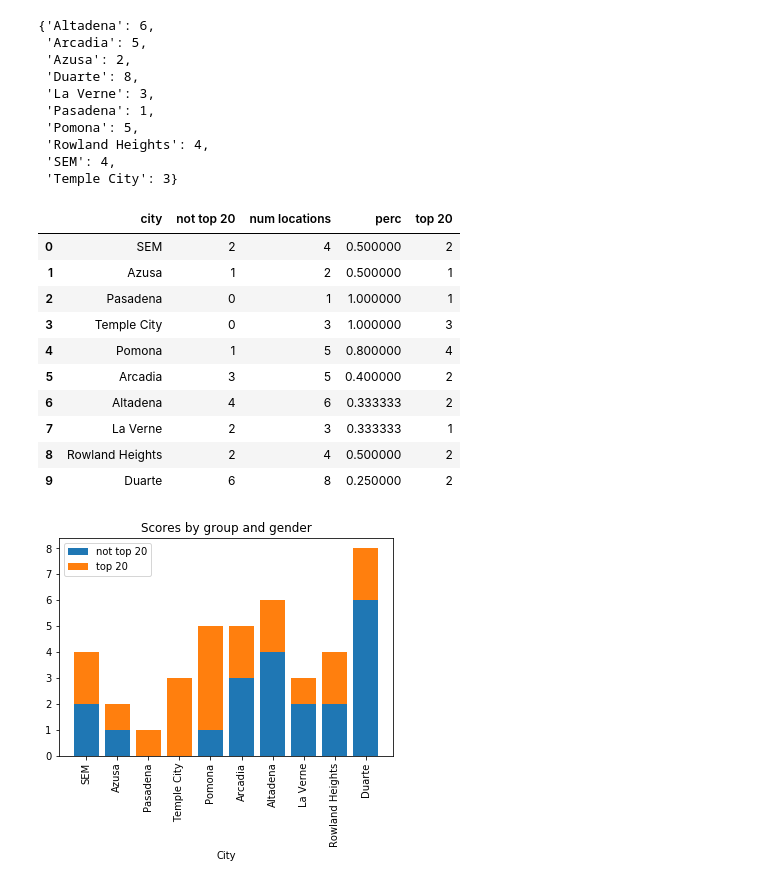
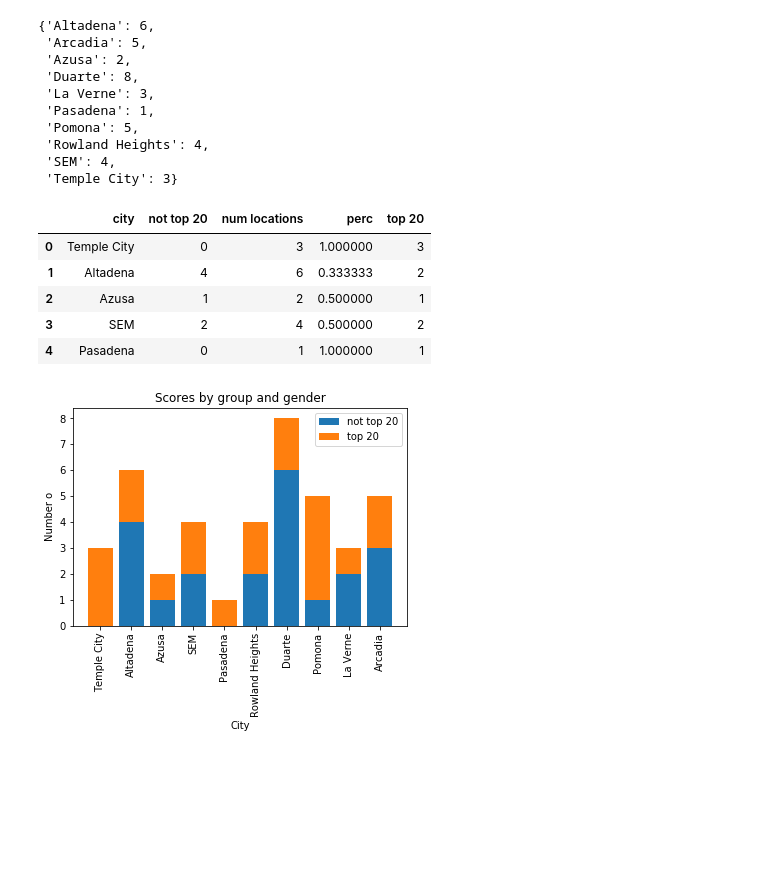
Before and after one commit to zihaoxu/BikeSGV, a Jupyter notebook: notebook/Analysis/03a-starter-code-for-temporal-trends.ipynb, the cells around one changed output. Cells and saved outputs as stored; diff of their text form; code cells hidden in the pictures; blank space fills up the shorter version.

```diff
--- a/notebook/Analysis/03a-starter-code-for-temporal-trends.ipynb
+++ b/notebook/Analysis/03a-starter-code-for-temporal-trends.ipynb
@@ -312,5 +94,7 @@ weekday.head()
 # %%
-#drop any rows with fewer than 25 observations
+weekday = df.groupby(['city', 'weekday']).agg(['sum', 'mean', 'count'])['total_count'].reset_index()
+weekday['weekday_num'] = weekday['weekday'].replace({'Tuesday':0, 'Thursday':1, 'Saturday':2})
+#drop any rows with fewer than 23 observations
 weekday = weekday.loc[weekday['count'] > 23]
-weekday.dtypes[:]
+weekday.head()
 # %% [output]
@@ -323,3 +107,5 @@ dtype: object
+# %%
+weekday = weekday.sort_values(by=['city', 'weekday_num'])
 # %%
 cities_dict = {}
 cities = []
@@ -361,4 +152,5 @@ Text(0.5, 1.0, 'Average Total Count by Day of Week')
 #trends for different time periods
 city = df.groupby(['city', 'period_begin', 'period_end']).agg(['sum', 'mean', 'count'])['total_count'].reset_index()
 city = city.loc[city['count'] > 23]
-city.head()
+city['time_num'] = city['period_begin'].replace({'7:00 AM':0, '11:00 AM':1, '4:00 PM':2})
+city = city.sort_values(by=['city', 'time_num'])
@@ -504,19 +282,14 @@ for key in cities_perc_dict:
 # %%
 d = {'city': c, 'num locations': num_locations, 'top 20': top_20, 'not top 20':not_top_20, 'perc':perc}
 df = pd.DataFrame(data=d)
-df
+df.head()
 # %% [output]
 |  | city | not top 20 | num locations | perc | top 20 |
-| 0 | SEM | 2 | 4 | 0.500000 | 2 |
-| 1 | Azusa | 1 | 2 | 0.500000 | 1 |
-| 2 | Pasadena | 0 | 1 | 1.000000 | 1 |
-| 3 | Temple City | 0 | 3 | 1.000000 | 3 |
-| 4 | Pomona | 1 | 5 | 0.800000 | 4 |
-| 5 | Arcadia | 3 | 5 | 0.400000 | 2 |
-| 6 | Altadena | 4 | 6 | 0.333333 | 2 |
-| 7 | La Verne | 2 | 3 | 0.333333 | 1 |
-| 8 | Rowland Heights | 2 | 4 | 0.500000 | 2 |
-| 9 | Duarte | 6 | 8 | 0.250000 | 2 |
+| 0 | Temple City | 0 | 3 | 1.000000 | 3 |
+| 1 | Altadena | 4 | 6 | 0.333333 | 2 |
+| 2 | Azusa | 1 | 2 | 0.500000 | 1 |
+| 3 | SEM | 2 | 4 | 0.500000 | 2 |
+| 4 | Pasadena | 0 | 1 | 1.000000 | 1 |
 # %%
 p1 = plt.bar(df["city"], df["not top 20"])
 p2 = plt.bar(df["city"], df["top 20"], bottom = df["not top 20"])
@@ -528,4 +301,4 @@ plt.legend((p1[0], p2[0]), ('not top 20', 'top 20'))
 
 plt.show()
 # %% [output]
-[figure, old version]
+[figure, new version]
```
Also changed, not shown: parts of 40 cells of this notebook.
